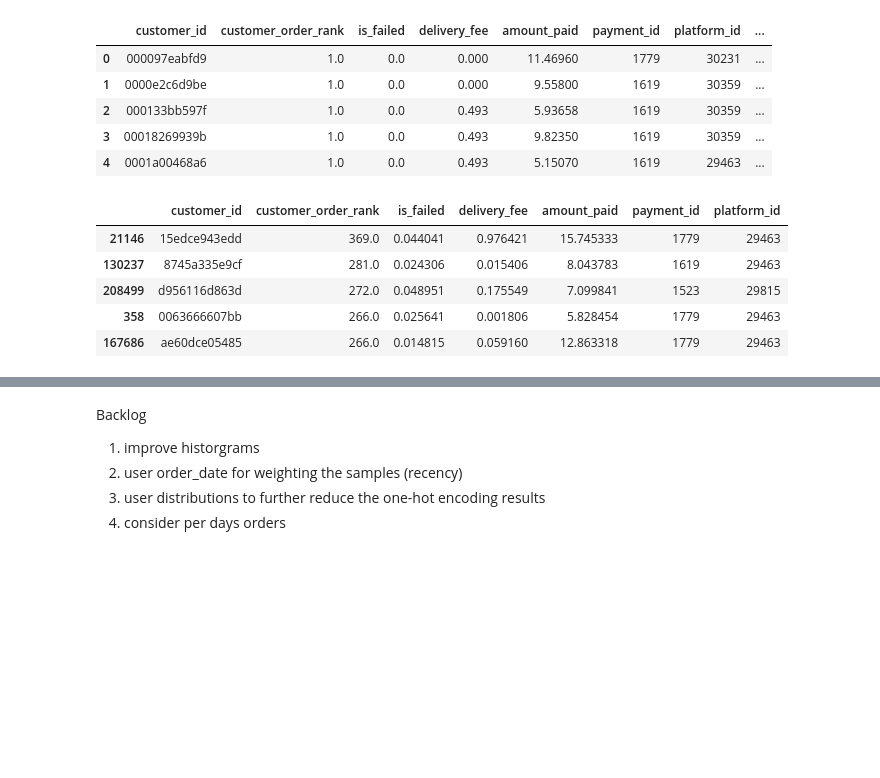
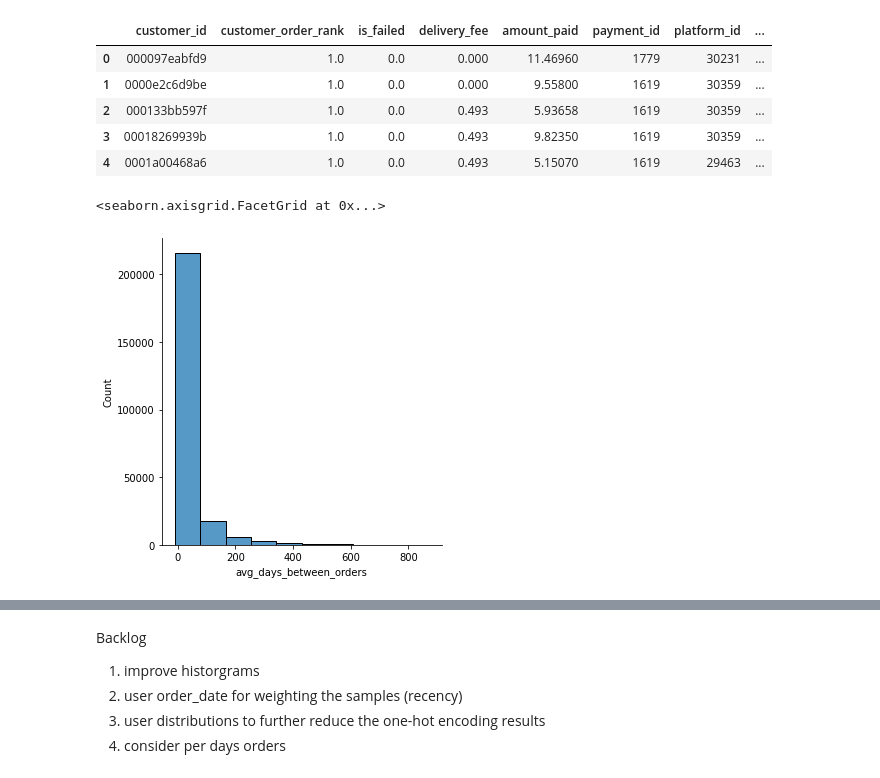
Before and after one commit to mbaddar1/task012021, a Jupyter notebook: nb/Churn-Prediction.ipynb, the cells around one changed output, grey strips where cells are left out. Saved outputs shown, nothing was run; the diff lists cells and outputs as text; code cells hidden in the pictures; blank space fills up the shorter version.

```diff
--- a/nb/Churn-Prediction.ipynb
+++ b/nb/Churn-Prediction.ipynb
@@ -172,7 +178,7 @@ min_order_date,max_order_date
 def get_mode_scalar(series):# wrapper to get scalar value, not a series
     return pd.Series(series).mode()[0]
 # %%
-def avg_days_between_orders(dates,default = 365): # need to revisit the default value , set to be 1 year
+def avg_days_between_orders(dates,default = -10): # need to revisit the default value , set to be 1 year
 
     if len(dates) <2:
         return default
@@ -186,7 +192,7 @@ avg_days_between_orders(dates=['2020-01-20','2020-01-23','2020-01-30'])
 # %% [output]
 5.0
 # %%
-def time_since_last_order(dates):
+def time_since_last_order(dates,current_date):
     dates = pd.to_datetime(dates)
     max_date = np.nanmax(dates)
     current_date = pd.to_datetime(current_date)
@@ -204,9 +210,13 @@ orders_labeled_df['order_date_2'] = orders_labeled_df['order_date'] # quick hack
 # v1 aggregation is using, average, mode, max as needed, v2 should weight the average based on recency
 # AFAIU : order_rank is the order of an order per customer, hence max of this number means the total number
 # of orders for this customer up to this point of time
-if False:
+if False: # switch to avoid long running time
     orders_labeled_df_agg_1 = orders_labeled_df.groupby(by='customer_id',as_index = False)\
             .agg({'customer_order_rank':np.nanmax,'is_failed':np.nanmean,\
                   'delivery_fee':np.nanmean,'amount_paid':np.nanmean,\
                   'payment_id':get_mode_scalar,'platform_id':get_mode_scalar,
-                 'order_date':avg_days_between_orders,'order_date_2':lambda x:time_since_last_order(x,current_date=max_order_date)})
+                 'order_date':avg_days_between_orders,\
+                  'order_date_2':lambda x:time_since_last_order(x,current_date=max_order_date)})
+orders_labeled_df_agg_1.rename(columns = {'order_date':'avg_days_between_orders'\
+                                          ,'order_date_2':'time_since_last_order'},inplace=True)
+orders_labeled_df_agg_1.to_csv('orders_labeled_df_agg_1.csv',index = False) # caching the data as this phase takes time
@@ -237,12 +229,8 @@ orders_labeled_df_agg_1.head()
 | 2 | 000133bb597f | 1.0 | 0.0 | 0.493 | 5.93658 | 1619 | 30359 | ... |
 | 3 | 00018269939b | 1.0 | 0.0 | 0.493 | 9.82350 | 1619 | 30359 | ... |
 | 4 | 0001a00468a6 | 1.0 | 0.0 | 0.493 | 5.15070 | 1619 | 29463 | ... |
-# %%
-orders_labeled_df_agg_1.sort_values(by='customer_order_rank',ascending=False).head()
-# %% [output]
-|  | customer_id | customer_order_rank | is_failed | delivery_fee | amount_paid | payment_id | platform_id |
-| 21146 | 15edce943edd | 369.0 | 0.044041 | 0.976421 | 15.745333 | 1779 | 29463 |
-| 130237 | 8745a335e9cf | 281.0 | 0.024306 | 0.015406 | 8.043783 | 1619 | 29463 |
-| 208499 | d956116d863d | 272.0 | 0.048951 | 0.175549 | 7.099841 | 1523 | 29815 |
-| 358 | 0063666607bb | 266.0 | 0.025641 | 0.001806 | 5.828454 | 1779 | 29463 |
-| 167686 | ae60dce05485 | 266.0 | 0.014815 | 0.059160 | 12.863318 | 1779 | 29463 |
+# %%
+sns.displot(orders_labeled_df_agg_1['avg_days_between_orders'],bins = 10)
+# %% [output]
+<seaborn.axisgrid.FacetGrid at 0x...>
+[figure, added]
```
Also changed, not shown: parts of 5 cells of this notebook.
